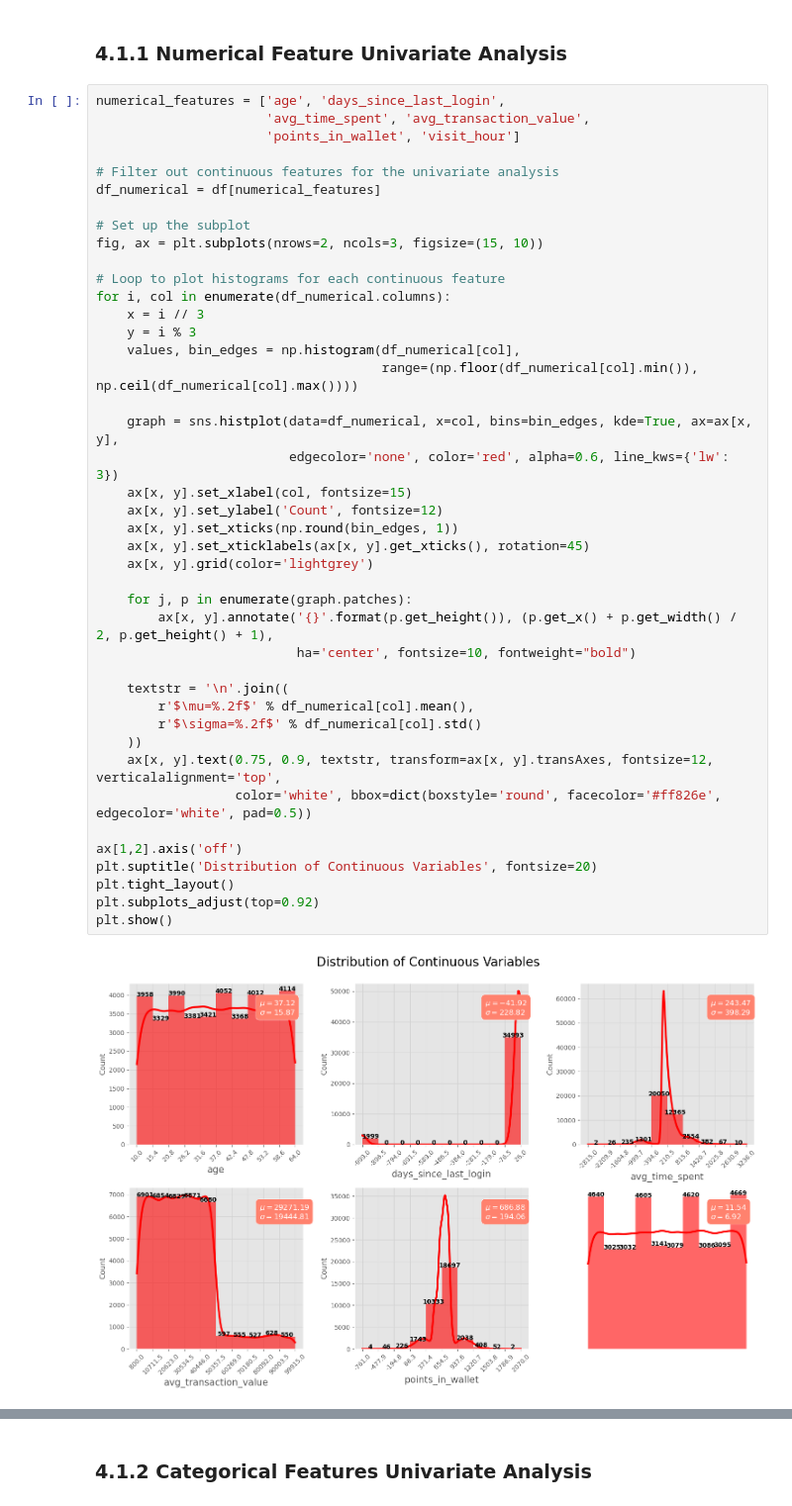
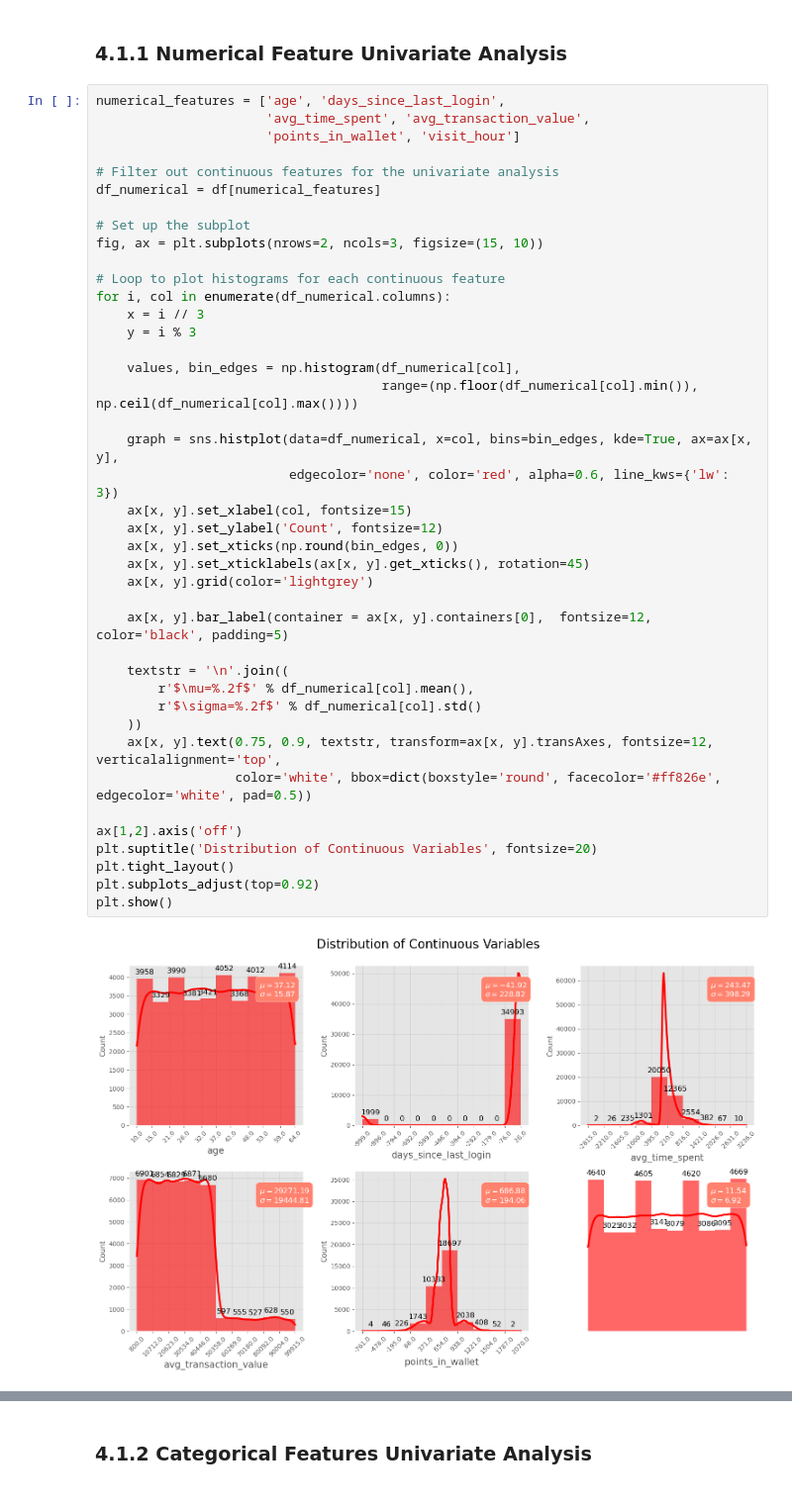
Before and after one commit to AshutoshsinghIndore/customer-churn-model, a Jupyter notebook: Notebook/Notebook.ipynb, the cells around one changed output, grey strips where cells are left out. Shown at 99% size. Saved outputs shown, nothing was run; the diff lists cells and outputs as text.

```diff
--- a/Notebook/Notebook.ipynb
+++ b/Notebook/Notebook.ipynb
@@ -217,37 +217,36 @@ df_numerical = df[numerical_features]
 fig, ax = plt.subplots(nrows=2, ncols=3, figsize=(15, 10))
 
 # Loop to plot histograms for each continuous feature
 for i, col in enumerate(df_numerical.columns):
     x = i // 3
     y = i % 3
+
     values, bin_edges = np.histogram(df_numerical[col],
                                      range=(np.floor(df_numerical[col].min()), np.ceil(df_numerical[col].max())))
 
     graph = sns.histplot(data=df_numerical, x=col, bins=bin_edges, kde=True, ax=ax[x, y],
                          edgecolor='none', color='red', alpha=0.6, line_kws={'lw': 3})
     ax[x, y].set_xlabel(col, fontsize=15)
     ax[x, y].set_ylabel('Count', fontsize=12)
-    ax[x, y].set_xticks(np.round(bin_edges, 1))
+    ax[x, y].set_xticks(np.round(bin_edges, 0))
     ax[x, y].set_xticklabels(ax[x, y].get_xticks(), rotation=45)
     ax[x, y].grid(color='lightgrey')
 
-    for j, p in enumerate(graph.patches):
-        ax[x, y].annotate('{}'.format(p.get_height()), (p.get_x() + p.get_width() / 2, p.get_height() + 1),
-                          ha='center', fontsize=10, fontweight="bold")
+    ax[x, y].bar_label(container = ax[x, y].containers[0],  fontsize=12, color='black', padding=5)
 
     textstr = '\n'.join((
         r'$\mu=%.2f$' % df_numerical[col].mean(),
         r'$\sigma=%.2f$' % df_numerical[col].std()
     ))
     ax[x, y].text(0.75, 0.9, textstr, transform=ax[x, y].transAxes, fontsize=12, verticalalignment='top',
                   color='white', bbox=dict(boxstyle='round', facecolor='#ff826e', edgecolor='white', pad=0.5))
 
 ax[1,2].axis('off')
 plt.suptitle('Distribution of Continuous Variables', fontsize=20)
 plt.tight_layout()
 plt.subplots_adjust(top=0.92)
 plt.show()
 # %% [output]
-[figure, old version]
+[figure, new version]
 # %% [markdown]
 * __Inferences:__
```
Also changed, not shown: parts of 3 cells of this notebook, 1 other file.
